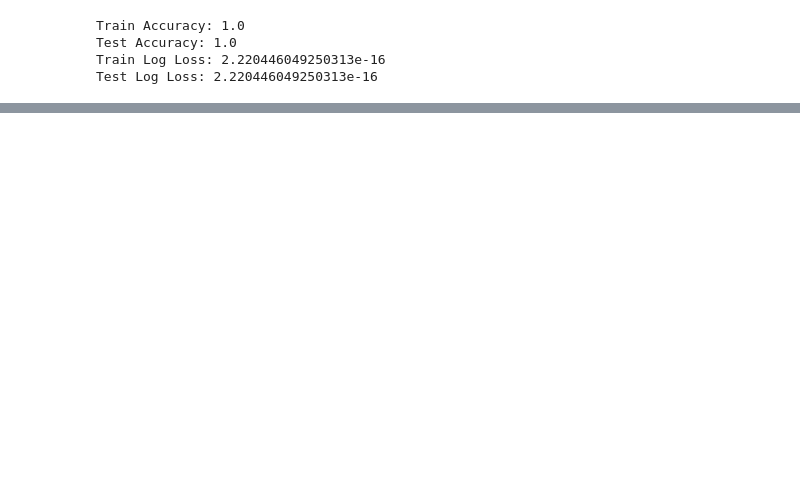
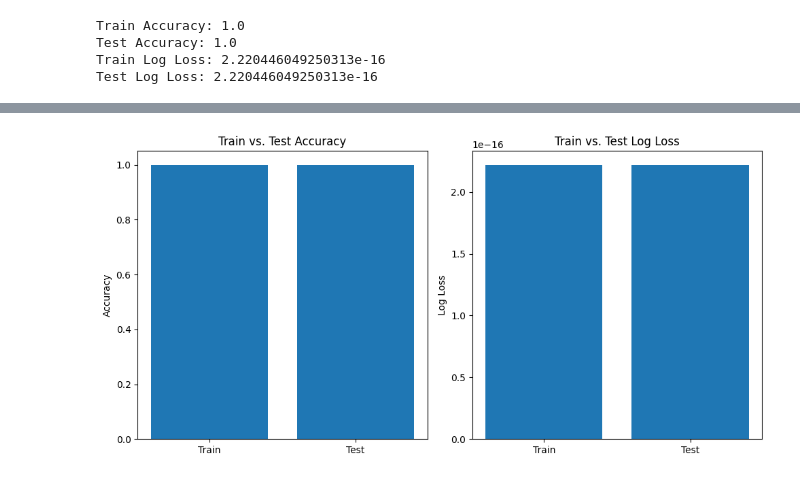
Before and after one commit to MAD-Script/Machine_Learning_Project, a Jupyter notebook: Mushrooms/mushroom.ipynb, the cells around one changed output, grey strips where cells are left out. Cells and saved outputs as stored; diff of their text form; code cells hidden in the pictures; blank space fills up the shorter version.

Commit message:
Why am i getting 100% accuracy

```diff
--- a/Mushrooms/mushroom.ipynb
+++ b/Mushrooms/mushroom.ipynb
@@ -260,0 +295,3 @@ Test Log Loss: 2.220446049250313e-16
+# %%
+X_temp, X_test_, y_temp, y_test_ =model_selection.train_test_split(X, y, test_size=0.2, random_state=42)
+X_train_, X_cv, y_train_, y_cv = model_selection.train_test_split(X_temp, y_temp, test_size=0.25, random_state=42)
@@ -260,0 +344,20 @@ Test Log Loss: 2.220446049250313e-16
+# %%
+import matplotlib.pyplot as plt
+
+# Create subplots
+fig, axs = plt.subplots(1, 2, figsize=(10, 5))
+
+# Bar plot for accuracy
+axs[0].bar(["Train", "Test"], [accuracy_train_, accuracy_test_])
+axs[0].set_ylabel("Accuracy")
+axs[0].set_title("Train vs. Test Accuracy")
+
+# Bar plot for log loss
+axs[1].bar(["Train", "Test"], [log_loss_train_, log_loss_test_])
+axs[1].set_ylabel("Log Loss")
+axs[1].set_title("Train vs. Test Log Loss")
+
+plt.tight_layout()
+plt.show()
+# %% [output]
+[figure, added]
```
Also changed, not shown: parts of 11 cells of this notebook, 1 other file.
